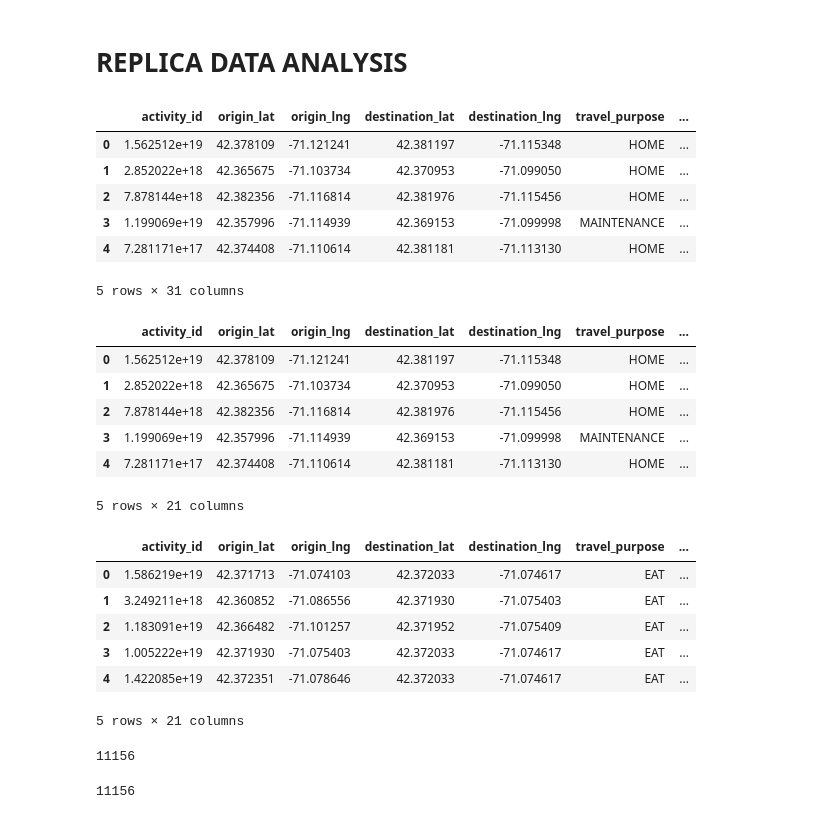
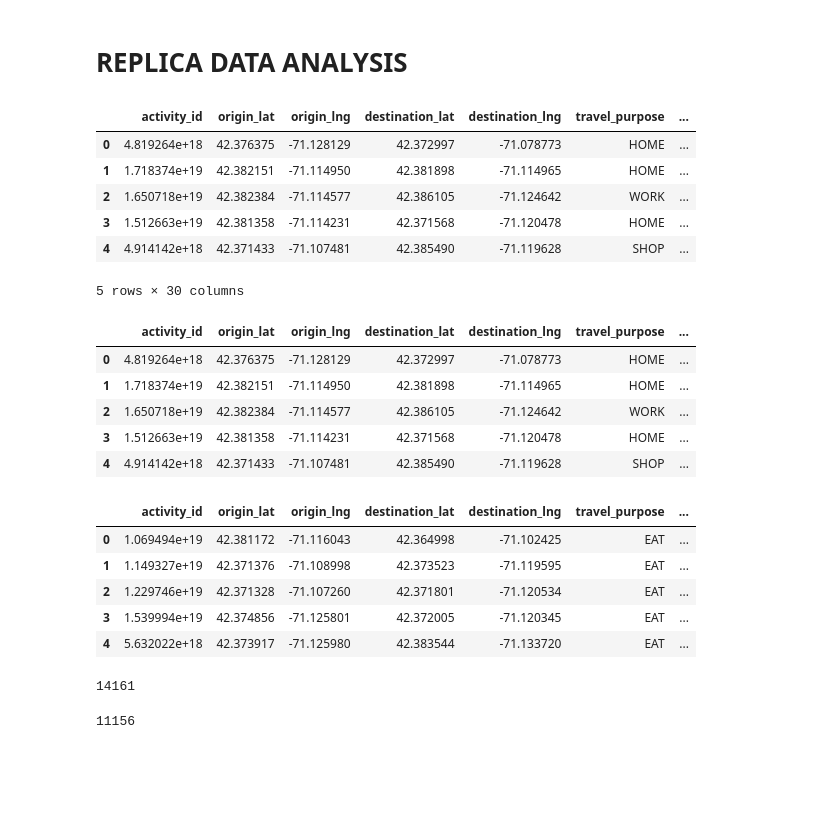
Before and after one commit to CityScope/MobilityTable_SS, a Jupyter notebook: preprocessing/Input_DataBase_Generation/Cambridge/Input_Database_BQ_Cambridge.ipynb, the cells around one changed output. Drawn from its saved outputs; the diff is of its cells as text; code cells hidden in the pictures; blank space fills up the shorter version.

Commit message:
added weekend data
and updated filepaths

```diff
--- a/preprocessing/Input_DataBase_Generation/Cambridge/Input_Database_BQ_Cambridge.ipynb
+++ b/preprocessing/Input_DataBase_Generation/Cambridge/Input_Database_BQ_Cambridge.ipynb
@@ -8,5 +8,7 @@ import geopandas as gpd
 from scipy import spatial
 # %% [markdown]
 # SAFEGRAPH DATA ANALYSIS
+# %%
+filepath='/Users/naroacorettisanchez/Documents/GitHub/FoodDeliveries/preprocessing/Input_DataBase_Generation/Cambridge'
 # %%
 # Import patterns and places data from SafeGraph
@@ -140,17 +142,22 @@ merge_hour_df.head()
 # REPLICA DATA ANALYSIS
 # %%
 # INSERT REPLICA TRIPS DATA
-filepath_Replica_Trips = ".././02 Data/Replica/Trips/BigQuery/Cambridge/"
-replica_trips_df = pd.read_csv(filepath_Replica_Trips + 'replica_cambridge_bq_df.csv')
+filepath_Replica_Trips = filepath + '/Replica/Trips_BQ/'
+
+#WEEKDAY
+#replica_trips_df = pd.read_csv(filepath_Replica_Trips + 'replica_cambridge_bq_df.csv')
+
+#WEEKEND
+replica_trips_df = pd.read_csv(filepath_Replica_Trips + 'replica_cambridge_bq_df_sat.csv')
 replica_trips_df.head()
 # %% [output]
 |  | activity_id | origin_lat | origin_lng | destination_lat | destination_lng | travel_purpose | ... |
-| 0 | 1.562512e+19 | 42.378109 | -71.121241 | 42.381197 | -71.115348 | HOME | ... |
-| 1 | 2.852022e+18 | 42.365675 | -71.103734 | 42.370953 | -71.099050 | HOME | ... |
-| 2 | 7.878144e+18 | 42.382356 | -71.116814 | 42.381976 | -71.115456 | HOME | ... |
-| 3 | 1.199069e+19 | 42.357996 | -71.114939 | 42.369153 | -71.099998 | MAINTENANCE | ... |
-| 4 | 7.281171e+17 | 42.374408 | -71.110614 | 42.381181 | -71.113130 | HOME | ... |
+| 0 | 4.819264e+18 | 42.376375 | -71.128129 | 42.372997 | -71.078773 | HOME | ... |
+| 1 | 1.718374e+19 | 42.382151 | -71.114950 | 42.381898 | -71.114965 | HOME | ... |
+| 2 | 1.650718e+19 | 42.382384 | -71.114577 | 42.386105 | -71.124642 | WORK | ... |
+| 3 | 1.512663e+19 | 42.381358 | -71.114231 | 42.371568 | -71.120478 | HOME | ... |
+| 4 | 4.914142e+18 | 42.371433 | -71.107481 | 42.385490 | -71.119628 | SHOP | ... |
-5 rows × 31 columns
+5 rows × 30 columns
 # %%
 drop_list = ['start_local_hour', 'end_local_hour','origin_bgrp_lat', 'origin_bgrp_lng','destination_bgrp_lat', 'destination_bgrp_lng',
              'origin_building_use_l1', 'origin_building_use_l2', 'destination_building_use_l1','destination_building_use_l2']
@@ -158,12 +165,11 @@ replica_trips_df=replica_trips_df.drop(drop_list, axis=1)
 replica_trips_df.head()
 # %% [output]
 |  | activity_id | origin_lat | origin_lng | destination_lat | destination_lng | travel_purpose | ... |
-| 0 | 1.562512e+19 | 42.378109 | -71.121241 | 42.381197 | -71.115348 | HOME | ... |
-| 1 | 2.852022e+18 | 42.365675 | -71.103734 | 42.370953 | -71.099050 | HOME | ... |
-| 2 | 7.878144e+18 | 42.382356 | -71.116814 | 42.381976 | -71.115456 | HOME | ... |
-| 3 | 1.199069e+19 | 42.357996 | -71.114939 | 42.369153 | -71.099998 | MAINTENANCE | ... |
-| 4 | 7.281171e+17 | 42.374408 | -71.110614 | 42.381181 | -71.113130 | HOME | ... |
+| 0 | 4.819264e+18 | 42.376375 | -71.128129 | 42.372997 | -71.078773 | HOME | ... |
+| 1 | 1.718374e+19 | 42.382151 | -71.114950 | 42.381898 | -71.114965 | HOME | ... |
+| 2 | 1.650718e+19 | 42.382384 | -71.114577 | 42.386105 | -71.124642 | WORK | ... |
+| 3 | 1.512663e+19 | 42.381358 | -71.114231 | 42.371568 | -71.120478 | HOME | ... |
+| 4 | 4.914142e+18 | 42.371433 | -71.107481 | 42.385490 | -71.119628 | SHOP | ... |
-5 rows × 21 columns
 # %%
 # Filter trips by trip purpose = EAT
 replica_eat_df = replica_trips_df[replica_trips_df['travel_purpose'] == 'EAT']
@@ -171,16 +177,15 @@ replica_eat_df=replica_eat_df.reset_index().drop('index',axis=1)
 replica_eat_df.head()
 # %% [output]
 |  | activity_id | origin_lat | origin_lng | destination_lat | destination_lng | travel_purpose | ... |
-| 0 | 1.586219e+19 | 42.371713 | -71.074103 | 42.372033 | -71.074617 | EAT | ... |
-| 1 | 3.249211e+18 | 42.360852 | -71.086556 | 42.371930 | -71.075403 | EAT | ... |
-| 2 | 1.183091e+19 | 42.366482 | -71.101257 | 42.371952 | -71.075409 | EAT | ... |
-| 3 | 1.005222e+19 | 42.371930 | -71.075403 | 42.372033 | -71.074617 | EAT | ... |
-| 4 | 1.422085e+19 | 42.372351 | -71.078646 | 42.372033 | -71.074617 | EAT | ... |
+| 0 | 1.069494e+19 | 42.381172 | -71.116043 | 42.364998 | -71.102425 | EAT | ... |
+| 1 | 1.149327e+19 | 42.371376 | -71.108998 | 42.373523 | -71.119595 | EAT | ... |
+| 2 | 1.229746e+19 | 42.371328 | -71.107260 | 42.371801 | -71.120534 | EAT | ... |
+| 3 | 1.539994e+19 | 42.374856 | -71.125801 | 42.372005 | -71.120345 | EAT | ... |
+| 4 | 5.632022e+18 | 42.373917 | -71.125980 | 42.383544 | -71.133720 | EAT | ... |
-5 rows × 21 columns
 # %%
 len(replica_eat_df)
 # %% [output]
-11156
+14161
 # %%
 # # Destination landuse commercial
 # replica_eat_df = replica_eat_df[replica_eat_df['destination_land_use_l1']=='commercial']
```
Also changed, not shown: parts of 27 cells of this notebook, 7 other files.
